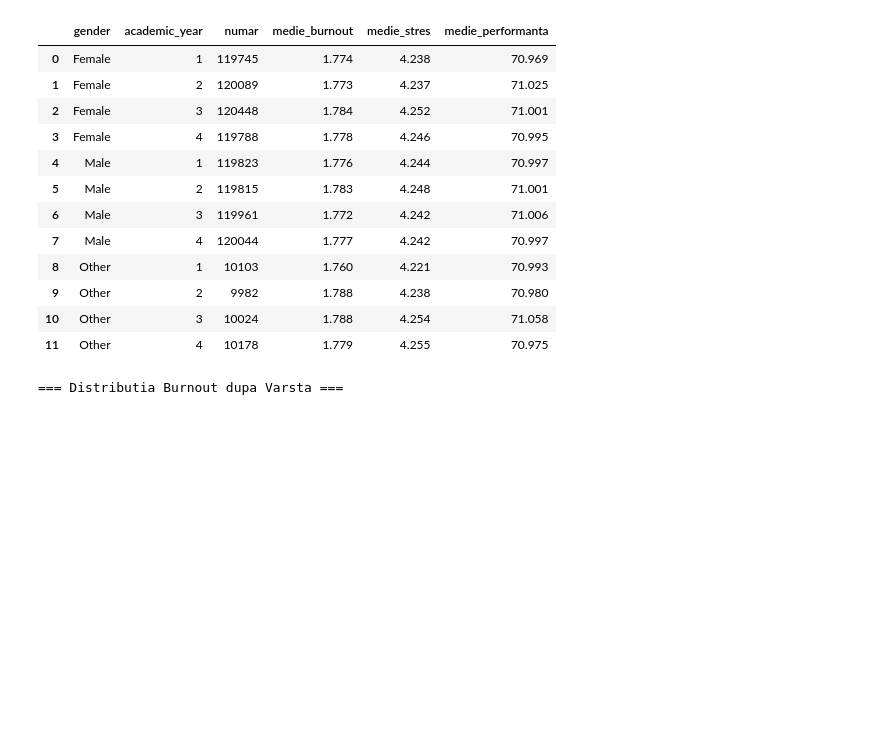
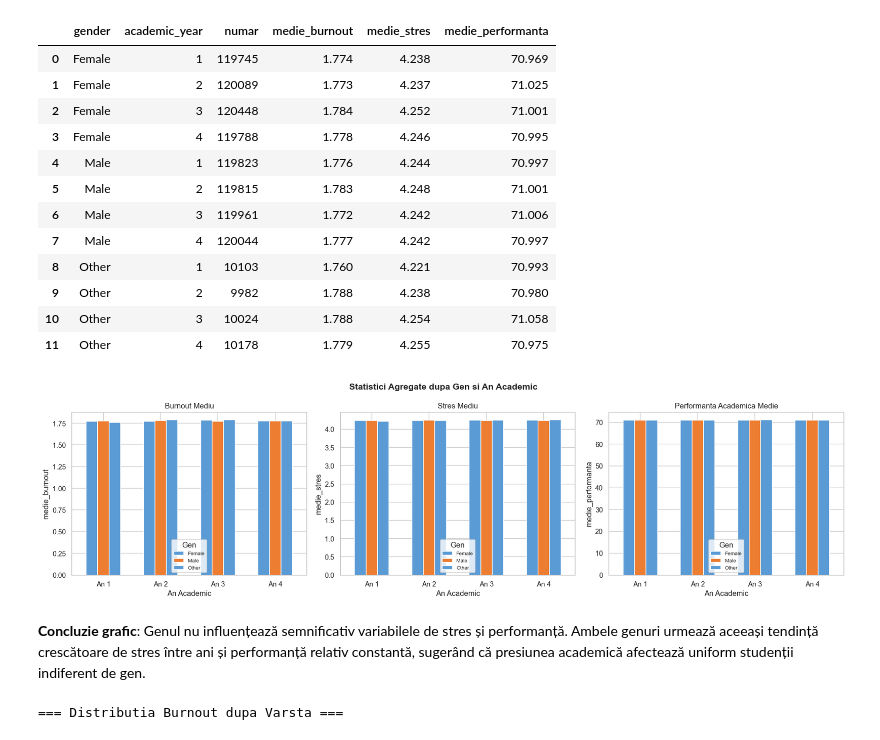
Before and after one commit to diannnnnnna7/Proiect-AAD, a Jupyter notebook: checkpoint1_procesare_analiza_date.ipynb, the cells around one changed output. Saved outputs shown, nothing was run; the diff lists cells and outputs as text; code cells hidden in the pictures; blank space fills up the shorter version.

```diff
--- a/checkpoint1_procesare_analiza_date.ipynb
+++ b/checkpoint1_procesare_analiza_date.ipynb
@@ -677,6 +705,28 @@ agg_gen_an
 | 9 | Other | 2 | 9982 | 1.788 | 4.238 | 70.980 |
 | 10 | Other | 3 | 10024 | 1.788 | 4.254 | 71.058 |
 | 11 | Other | 4 | 10178 | 1.779 | 4.255 | 70.975 |
+# %%
+# Vizualizare: Statistici Agregate dupa Gen si An Academic
+fig, axes = plt.subplots(1, 3, figsize=(18, 5))
+fig.suptitle('Statistici Agregate dupa Gen si An Academic', fontsize=14, fontweight='bold')
+
+for ax, col, titlu in zip(axes,
+                           ['medie_burnout', 'medie_stres', 'medie_performanta'],
+                           ['Burnout Mediu', 'Stres Mediu', 'Performanta Academica Medie']):
+    pivot = agg_gen_an.pivot(index='academic_year', columns='gender', values=col)
+    pivot.plot(kind='bar', ax=ax, color=['#5b9bd5', '#ed7d31'], edgecolor='white', width=0.6)
+    ax.set_title(titlu)
+    ax.set_xlabel('An Academic')
+    ax.set_ylabel(col)
+    ax.set_xticklabels([f'An {y}' for y in pivot.index], rotation=0)
+    ax.legend(title='Gen', fontsize=8)
+
+plt.tight_layout()
+plt.show()
+# %% [output]
+[figure, added]
+# %% [markdown]
+**Concluzie grafic**: Genul nu influențează semnificativ variabilele de stres și performanță. Ambele genuri urmează aceeași tendință crescătoare de stres între ani și performanță relativ constantă, sugerând că presiunea academică afectează uniform studenții indiferent de gen.
 # %%
 # Grupare dupa varsta – distributia burnout-ului
 agg_varsta = df_clean.groupby('age').agg(
```
Also changed, not shown: parts of 18 cells of this notebook.
